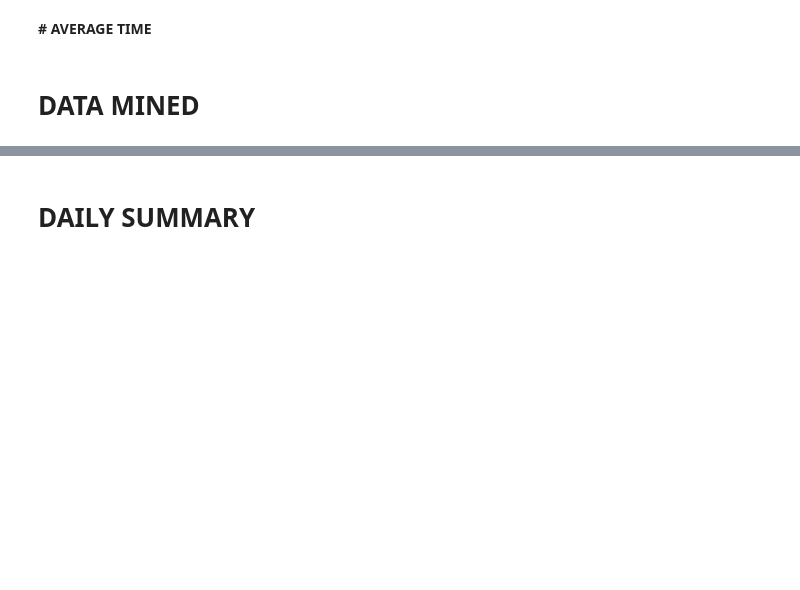
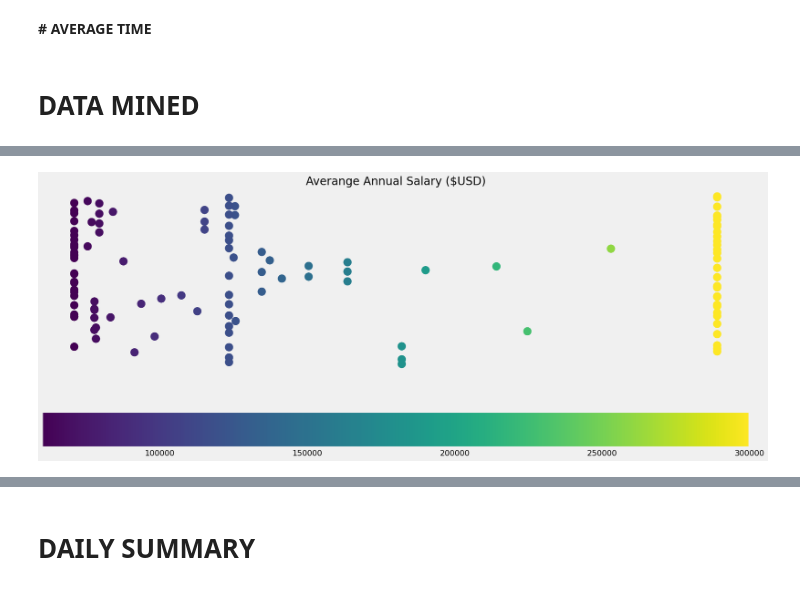
Before and after one commit to danielrodriguez007/Data_Analysis, a Jupyter notebook: Project_Search.ipynb, the cells around one changed output, grey strips where cells are left out. Cells and saved outputs as stored; diff of their text form; code cells hidden in the pictures; blank space fills up the shorter version.

```diff
--- a/Project_Search.ipynb
+++ b/Project_Search.ipynb
@@ -351,0 +376,11 @@ df['final_salary'] = df['total_salary'].apply(lambda x: 60000.0 if x<60000 else
+# %%
+plt.figure(figsize=(20,8))
+cmap = plt.cm.cool
+
+plt.scatter(y=df.index, x=df['final_salary'], c=df['final_salary'],s=200)
+plt.title("Averange Annual Salary ($USD)")
+plt.axis("off")
+plt.colorbar(cmap=cmap, orientation='horizontal',)
+plt.savefig('/content/drive/MyDrive/Colab Notebooks/Charts Jobs/AvgSalaries.png')
+# %% [output]
+[figure, added]
```
Also changed, not shown: parts of 20 cells of this notebook.
